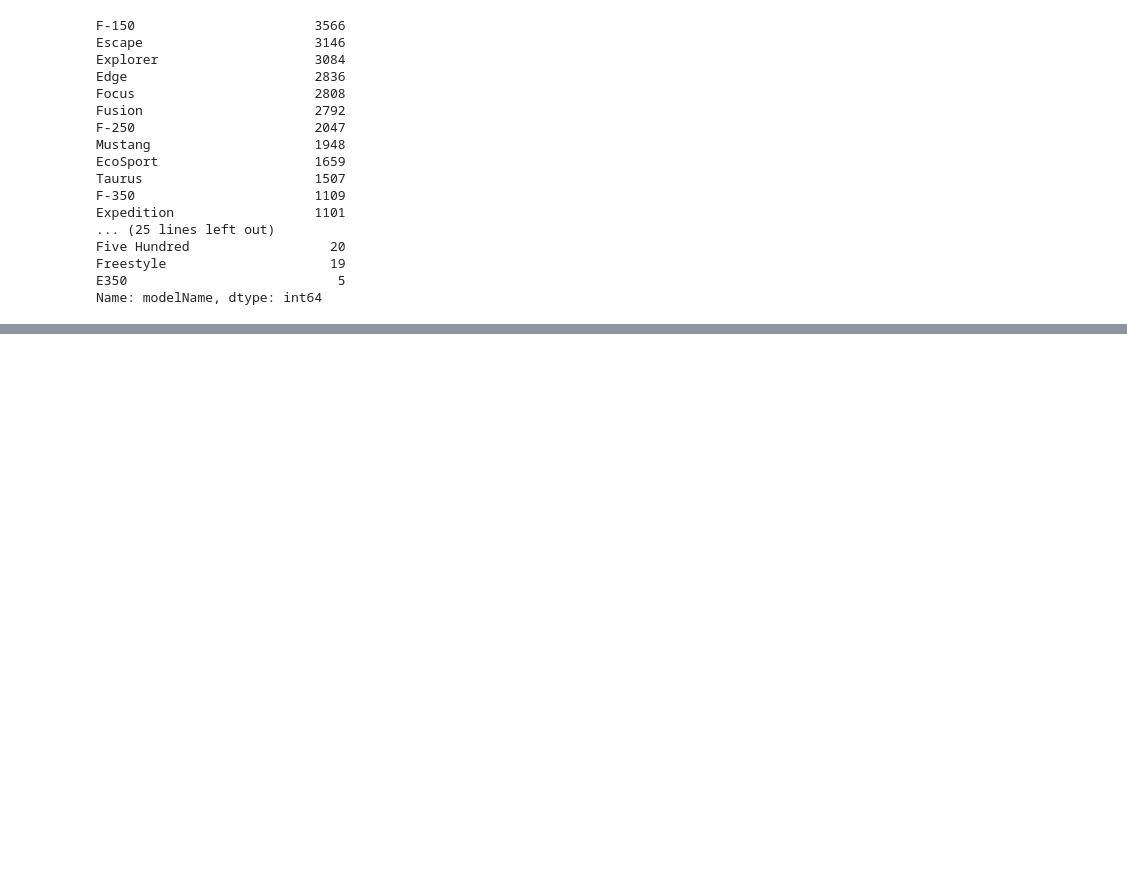
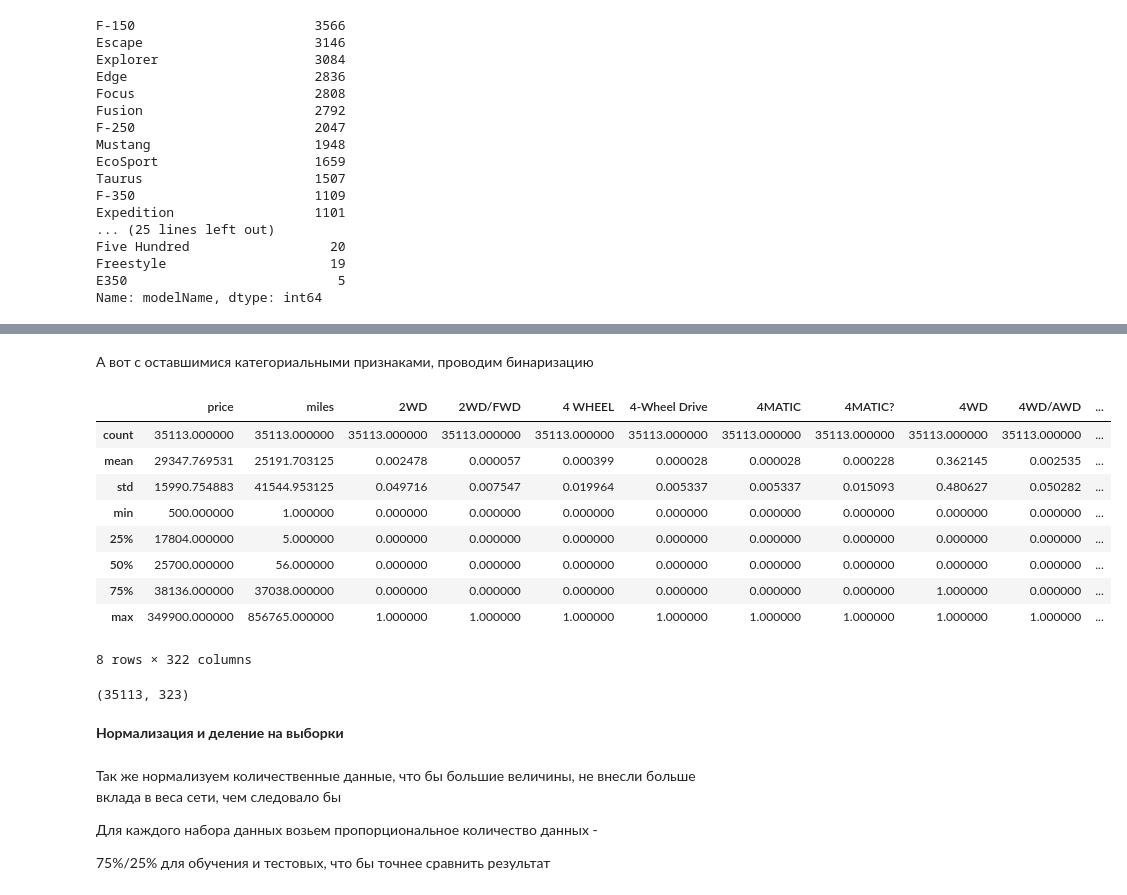
Before and after one commit to SlavikLenkin/MachineLearning, a Jupyter notebook: MachineLearning.ipynb, the cells around one changed output, grey strips where cells are left out. Saved outputs shown, nothing was run; the diff lists cells and outputs as text; code cells hidden in the pictures; blank space fills up the shorter version.

```diff
--- a/MachineLearning.ipynb
+++ b/MachineLearning.ipynb
@@ -612,0 +636,2 @@ pass
+# %%
+predict_data.drop(['exterior_color','sellerAddress','name','engine','interior_color','VIN','id'], axis='columns', inplace=True)
@@ -612,0 +647,40 @@ pass
+# %% [markdown]
+А вот с оставшимися категориальными признаками, проводим бинаризацию
+# %%
+def dummies(name, data):
+    return_data = data
+    return_data[name] = return_data[name].astype('category')
+    p_dummies = pd.get_dummies(return_data[name])
+    return_data = pd.concat([return_data, p_dummies], axis=1)
+    return return_data
+
+predict_data = dummies('drivetrain', predict_data)
+predict_data = dummies('transmission', predict_data)
+predict_data = dummies('modelName', predict_data)
+
+predict_data.drop(['drivetrain','transmission','modelName'], axis='columns', inplace=True)
+# %%
+predict_data.describe()
+# %% [output]
+|  | price | miles | 2WD | 2WD/FWD | 4 WHEEL | 4-Wheel Drive | 4MATIC | 4MATIC? | 4WD | 4WD/AWD | ... |
+| count | 35113.000000 | 35113.000000 | 35113.000000 | 35113.000000 | 35113.000000 | 35113.000000 | 35113.000000 | 35113.000000 | 35113.000000 | 35113.000000 | ... |
+| mean | 29347.769531 | 25191.703125 | 0.002478 | 0.000057 | 0.000399 | 0.000028 | 0.000028 | 0.000228 | 0.362145 | 0.002535 | ... |
+| std | 15990.754883 | 41544.953125 | 0.049716 | 0.007547 | 0.019964 | 0.005337 | 0.005337 | 0.015093 | 0.480627 | 0.050282 | ... |
+| min | 500.000000 | 1.000000 | 0.000000 | 0.000000 | 0.000000 | 0.000000 | 0.000000 | 0.000000 | 0.000000 | 0.000000 | ... |
+| 25% | 17804.000000 | 5.000000 | 0.000000 | 0.000000 | 0.000000 | 0.000000 | 0.000000 | 0.000000 | 0.000000 | 0.000000 | ... |
+| 50% | 25700.000000 | 56.000000 | 0.000000 | 0.000000 | 0.000000 | 0.000000 | 0.000000 | 0.000000 | 0.000000 | 0.000000 | ... |
+| 75% | 38136.000000 | 37038.000000 | 0.000000 | 0.000000 | 0.000000 | 0.000000 | 0.000000 | 0.000000 | 1.000000 | 0.000000 | ... |
+| max | 349900.000000 | 856765.000000 | 1.000000 | 1.000000 | 1.000000 | 1.000000 | 1.000000 | 1.000000 | 1.000000 | 1.000000 | ... |
+8 rows × 322 columns
+# %%
+predict_data.shape
+# %% [output]
+(35113, 323)
+# %% [markdown]
+**Нормализация и деление на выборки**
+# %% [markdown]
+Так же нормализуем количественные данные, что бы большие величины, не внесли больше вклада в веса сети, чем следовало бы
+
+Для каждого набора данных возьем пропорциональное количество данных -
+
+75%/25% для обучения и тестовых, что бы точнее сравнить результат
```
Also changed, not shown: parts of 31 cells of this notebook.
